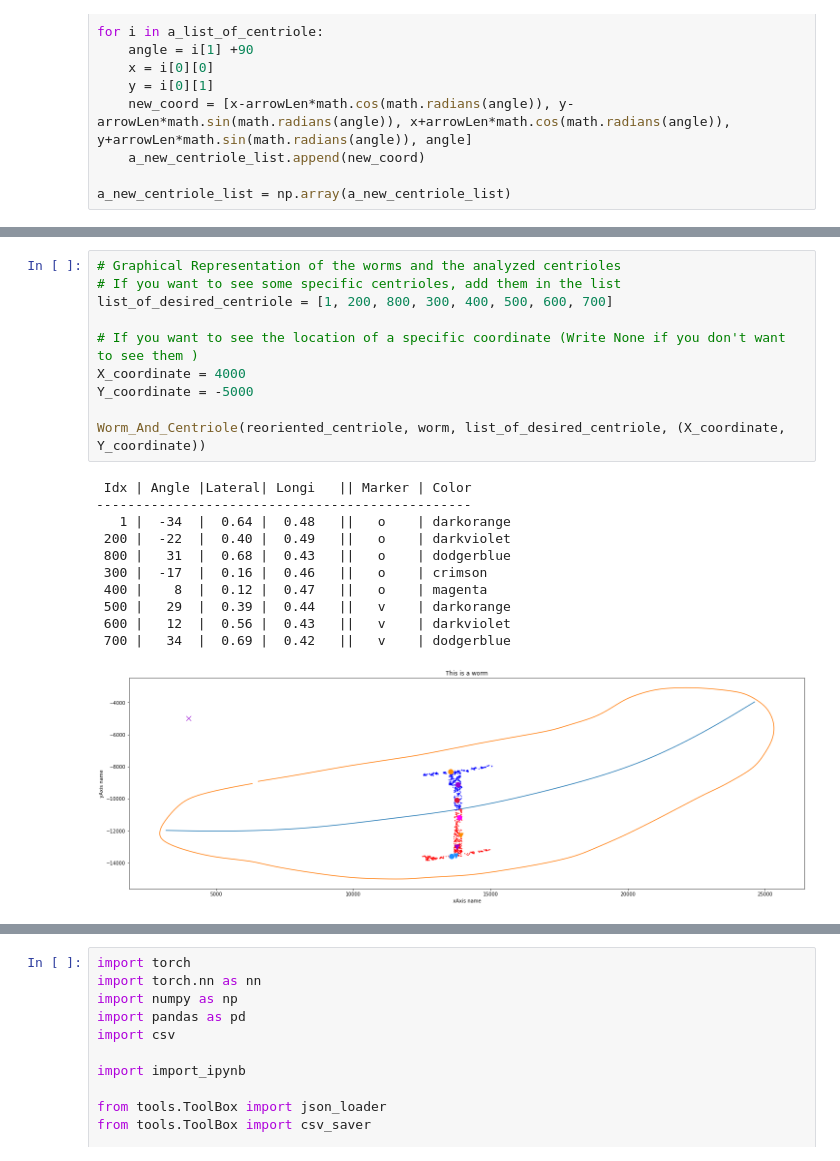
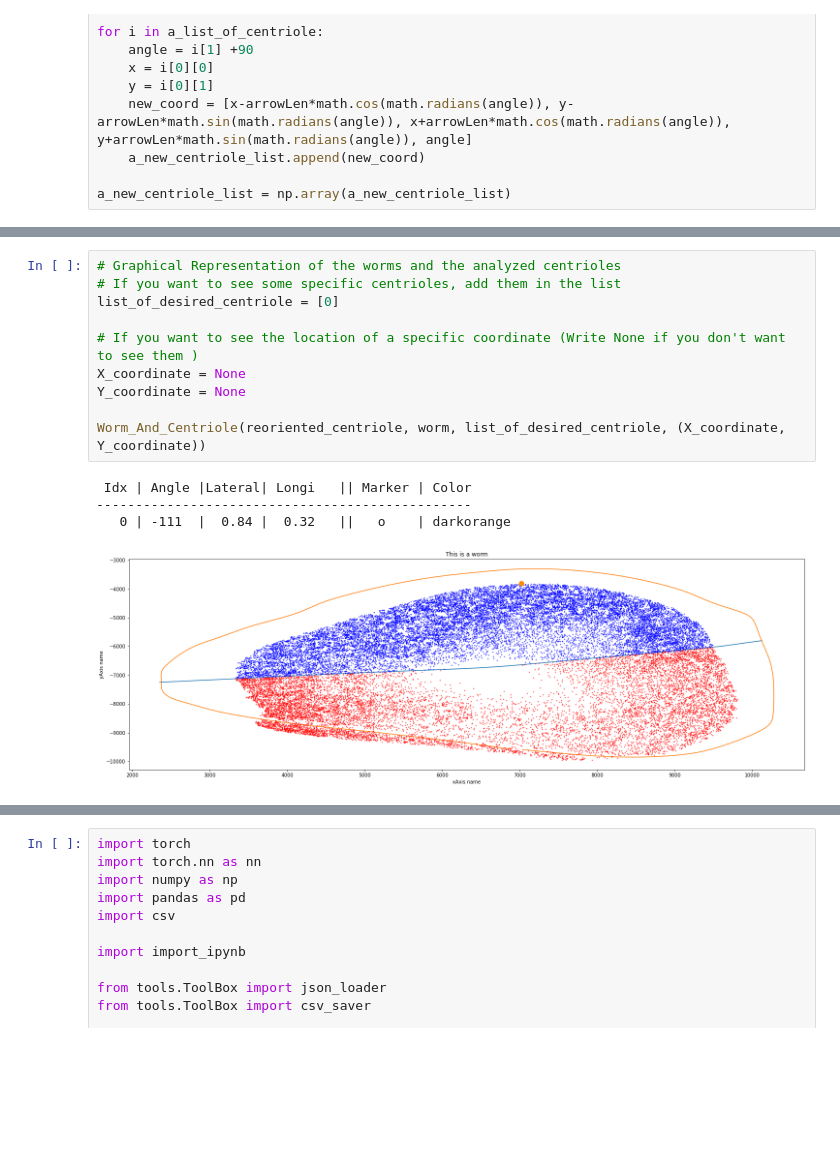
Before and after one commit to RaphaelBecquart/IJM-internship, a Jupyter notebook: Main.ipynb, the cells around one changed output, grey strips where cells are left out. Drawn from its saved outputs; the diff is of its cells as text; blank space fills up the shorter version.

```diff
--- a/Main.ipynb
+++ b/Main.ipynb
@@ -297,25 +327,18 @@ print(toto[3]-toto[1])
 # %%
 # Graphical Representation of the worms and the analyzed centrioles
 # If you want to see some specific centrioles, add them in the list
-list_of_desired_centriole = [1, 200, 800, 300, 400, 500, 600, 700]
+list_of_desired_centriole = [0]
 
 # If you want to see the location of a specific coordinate (Write None if you don't want to see them )
-X_coordinate = 4000
-Y_coordinate = -5000
+X_coordinate = None
+Y_coordinate = None
 
 Worm_And_Centriole(reoriented_centriole, worm, list_of_desired_centriole, (X_coordinate, Y_coordinate))
 # %% [output]
  Idx | Angle |Lateral| Longi   || Marker | Color
 ------------------------------------------------
-   1 |  -34  |  0.64 |  0.48   ||   o    | darkorange
- 200 |  -22  |  0.40 |  0.49   ||   o    | darkviolet
- 800 |   31  |  0.68 |  0.43   ||   o    | dodgerblue
- 300 |  -17  |  0.16 |  0.46   ||   o    | crimson
- 400 |    8  |  0.12 |  0.47   ||   o    | magenta
- 500 |   29  |  0.39 |  0.44   ||   v    | darkorange
- 600 |   12  |  0.56 |  0.43   ||   v    | darkviolet
- 700 |   34  |  0.69 |  0.42   ||   v    | dodgerblue
+   0 | -111  |  0.84 |  0.32   ||   o    | darkorange
-[figure, old version]
+[figure, new version]
 # %%
 # Graphical representation of the results
 
```
Also changed, not shown: parts of 15 cells of this notebook, 4 other files.
